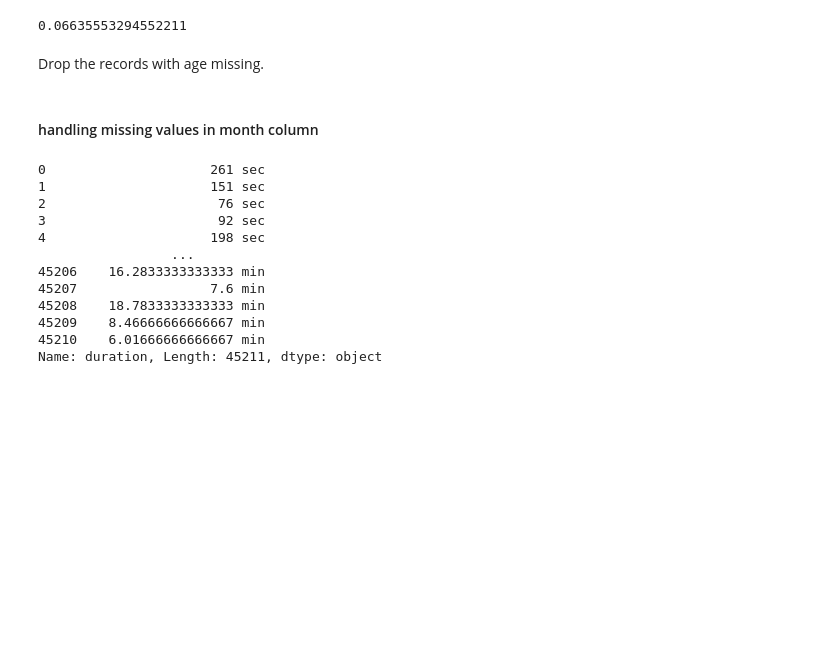
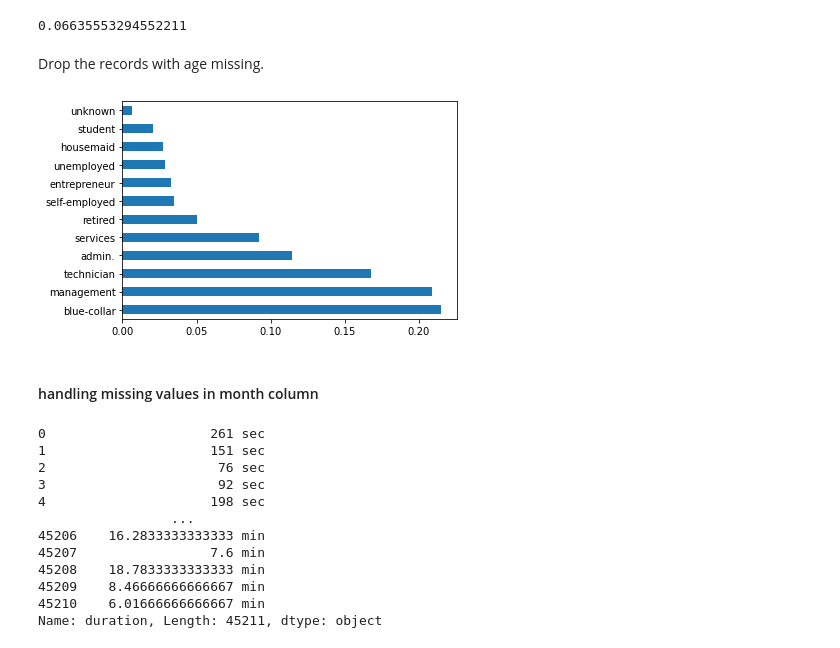
Before and after one commit to deepak7meher/machine-learning, a Jupyter notebook: Bank+Marketing+Campaign.ipynb, the cells around one changed output. Saved outputs shown, nothing was run; the diff lists cells and outputs as text; code cells hidden in the pictures; blank space fills up the shorter version.

```diff
--- a/Bank+Marketing+Campaign.ipynb
+++ b/Bank+Marketing+Campaign.ipynb
@@ -201,7 +201,10 @@ float(100.0*30/45211)
 Drop the records with age missing.
 # %%
 #drop the records with age missing in inp0 and copy in inp1 dataframe.
-inp1=
+inp0.job.value_counts(normalize=True).plot.barh()
+plt.show()
+# %% [output]
+[figure, added]
 # %% [markdown]
 #### handling missing values in month column
 # %%
```
Also changed, not shown: parts of 6 cells of this notebook.
